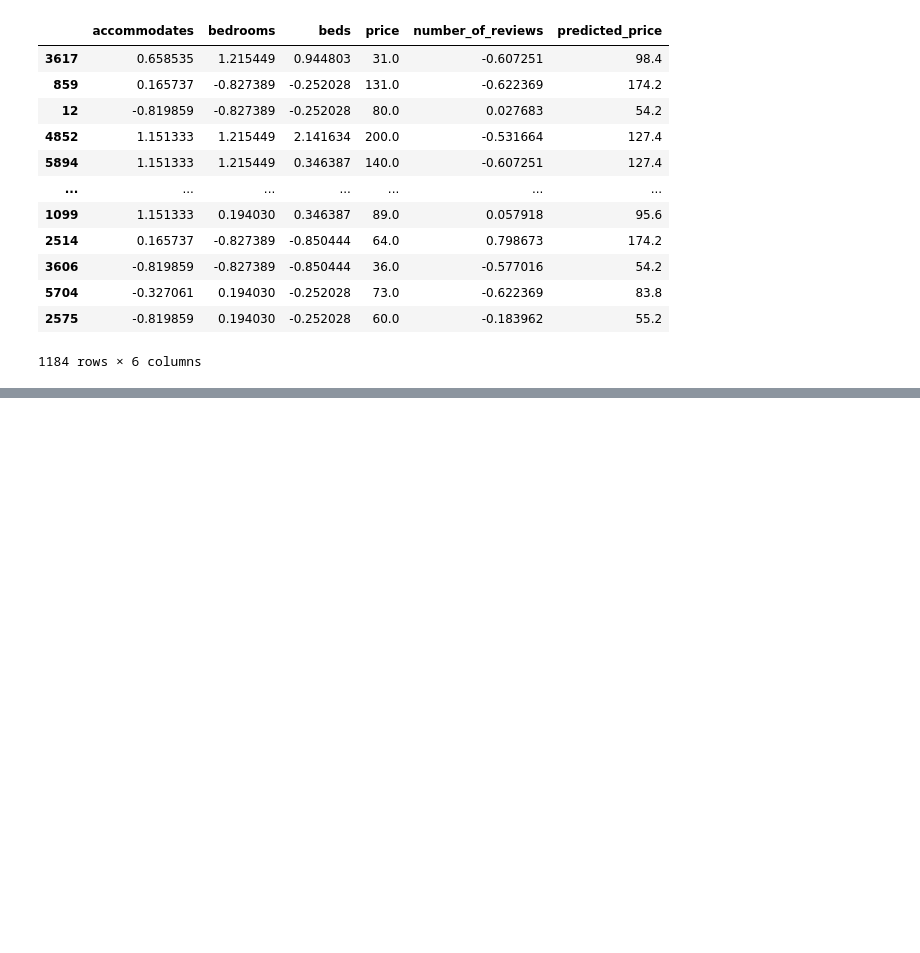
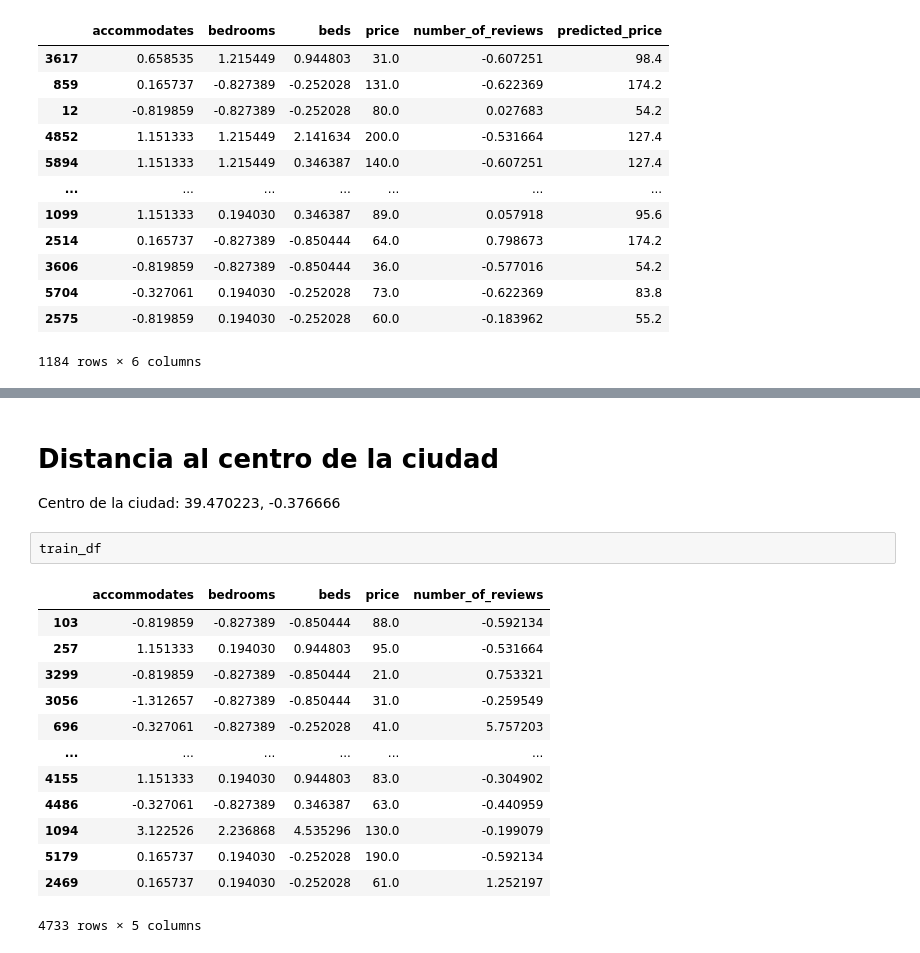
Before and after one commit to amarnathedison/caipc-amarnath, a Jupyter notebook: 05-KNN Multivariante.ipynb, the cells around one changed output, grey strips where cells are left out. Cells and saved outputs as stored; diff of their text form; blank space fills up the shorter version.

```diff
--- a/05-KNN Multivariante.ipynb
+++ b/05-KNN Multivariante.ipynb
@@ -519,0 +584,20 @@ test_df
+# %% [markdown]
+# Distancia al centro de la ciudad
+
+Centro de la ciudad: 39.470223, -0.376666
+# %%
+train_df
+# %% [output]
+|  | accommodates | bedrooms | beds | price | number_of_reviews |
+| 103 | -0.819859 | -0.827389 | -0.850444 | 88.0 | -0.592134 |
+| 257 | 1.151333 | 0.194030 | 0.944803 | 95.0 | -0.531664 |
+| 3299 | -0.819859 | -0.827389 | -0.850444 | 21.0 | 0.753321 |
+| 3056 | -1.312657 | -0.827389 | -0.850444 | 31.0 | -0.259549 |
+| 696 | -0.327061 | -0.827389 | -0.252028 | 41.0 | 5.757203 |
+| ... | ... | ... | ... | ... | ... |
+| 4155 | 1.151333 | 0.194030 | 0.944803 | 83.0 | -0.304902 |
+| 4486 | -0.327061 | -0.827389 | 0.346387 | 63.0 | -0.440959 |
+| 1094 | 3.122526 | 2.236868 | 4.535296 | 130.0 | -0.199079 |
+| 5179 | 0.165737 | 0.194030 | -0.252028 | 190.0 | -0.592134 |
+| 2469 | 0.165737 | 0.194030 | -0.252028 | 61.0 | 1.252197 |
+4733 rows × 5 columns
```
Also changed, not shown: parts of 35 cells of this notebook, 3 other files.
